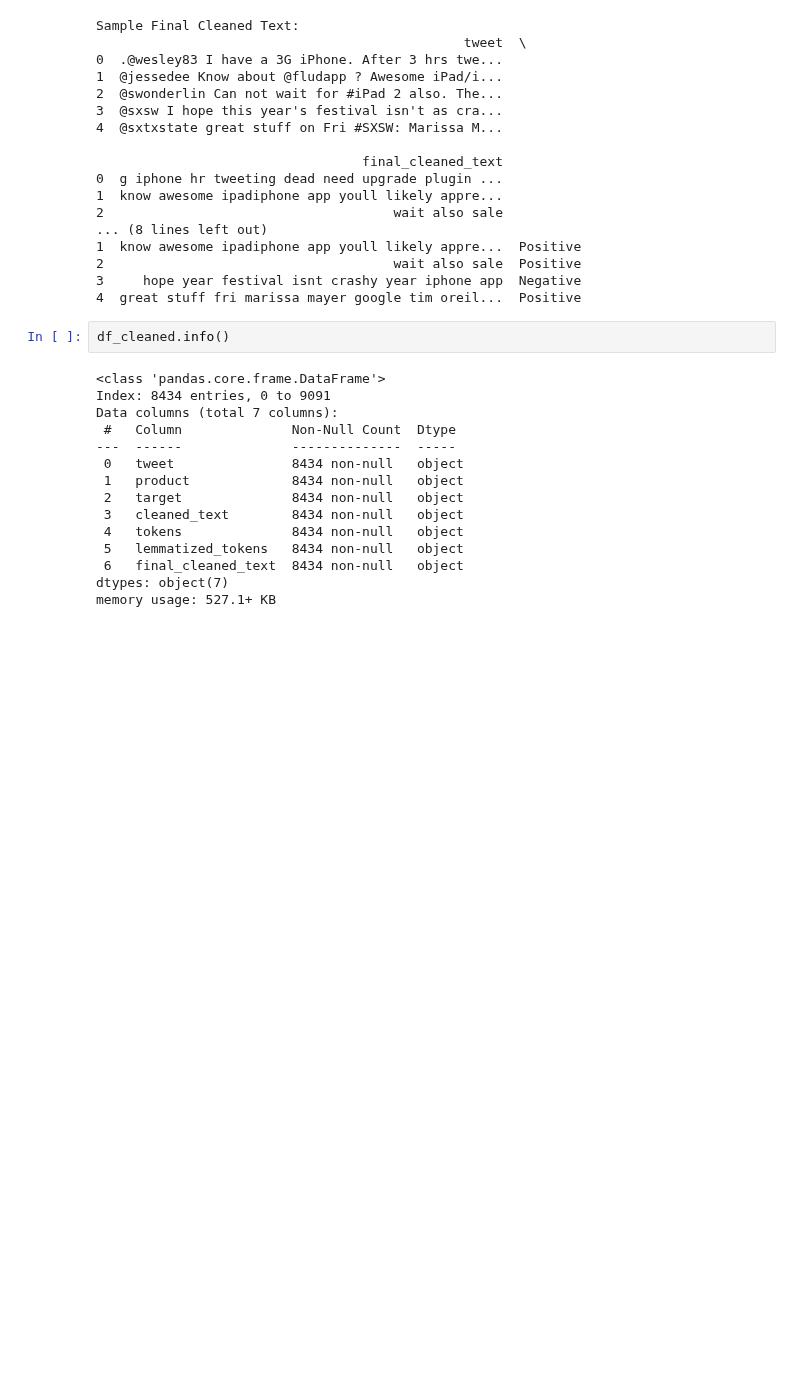
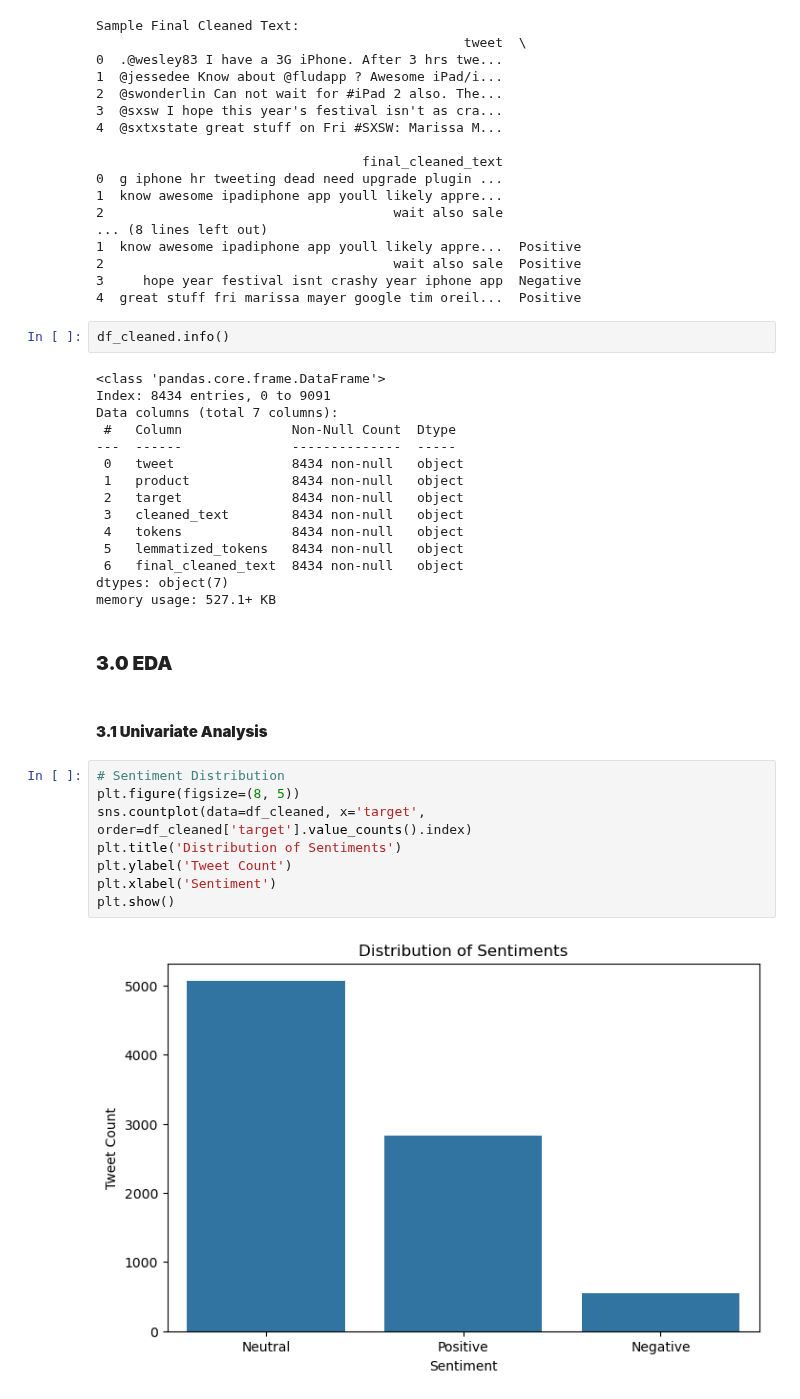
Before and after one commit to George-Chira/twitter-sentiment-analysis, a Jupyter notebook: notebooks/Maya.ipynb, the cells around one changed output. Cells and saved outputs as stored; diff of their text form; blank space fills up the shorter version.

```diff
--- a/notebooks/Maya.ipynb
+++ b/notebooks/Maya.ipynb
@@ -513,3 +502,17 @@ Data columns (total 7 columns):
  6   final_cleaned_text  8434 non-null   object
 dtypes: object(7)
 memory usage: 527.1+ KB
+# %% [markdown]
+### **3.0 EDA**
+# %% [markdown]
+#### **3.1 Univariate Analysis**
+# %%
+# Sentiment Distribution
+plt.figure(figsize=(8, 5))
+sns.countplot(data=df_cleaned, x='target', order=df_cleaned['target'].value_counts().index)
+plt.title('Distribution of Sentiments')
+plt.ylabel('Tweet Count')
+plt.xlabel('Sentiment')
+plt.show()
+# %% [output]
+[figure, added]
```
Also changed, not shown: parts of 25 cells of this notebook.
